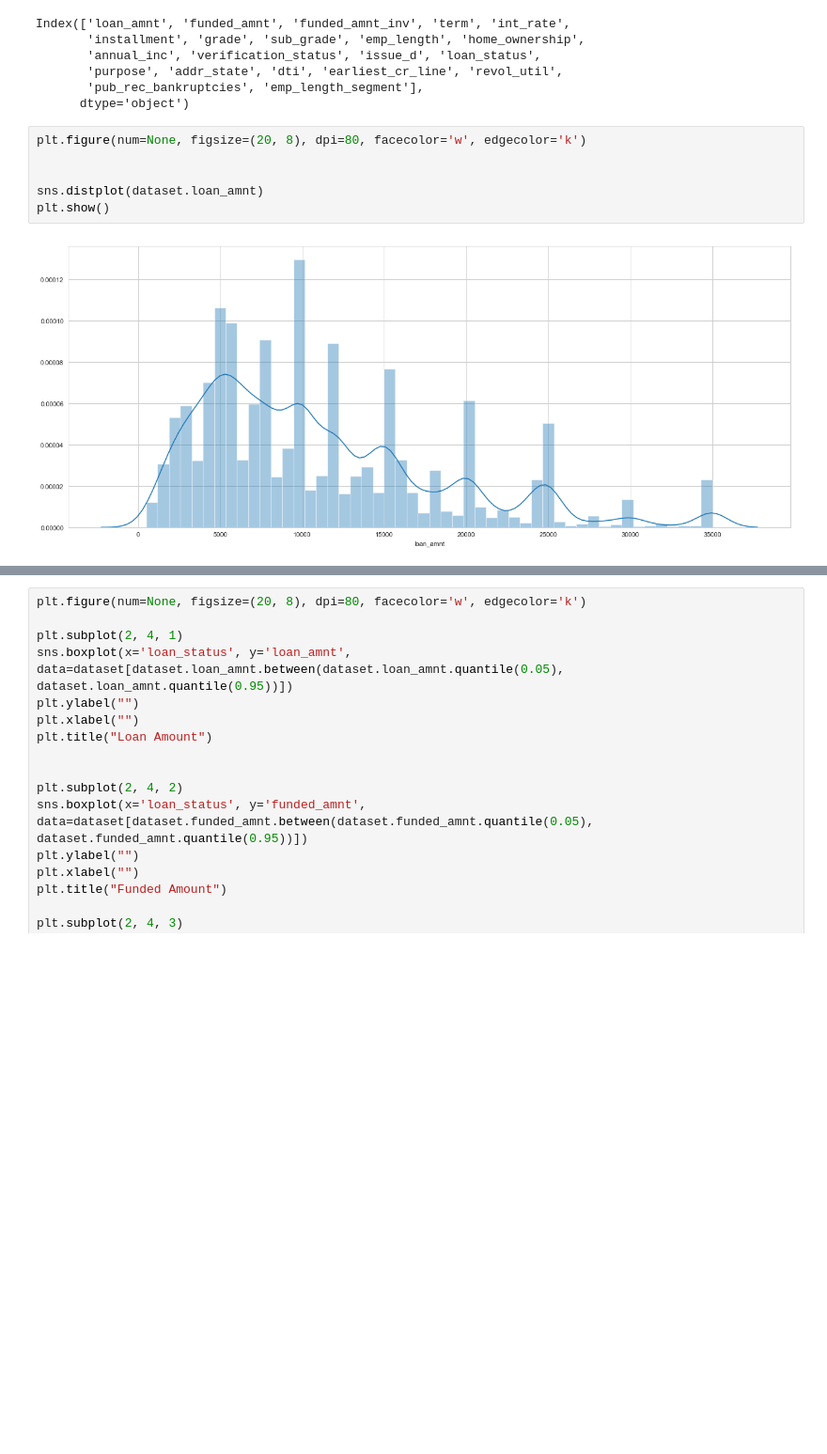
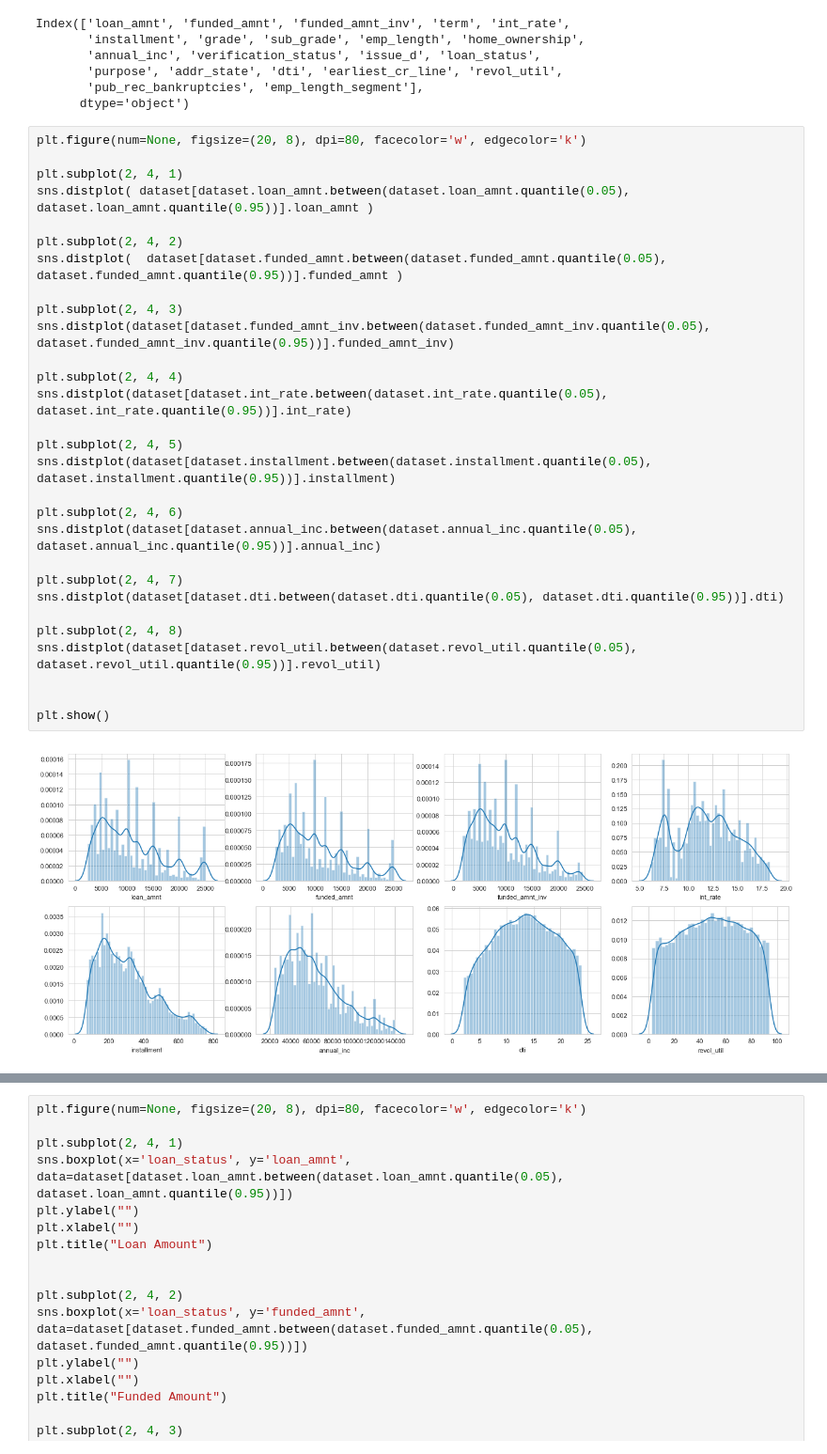
Before and after one commit to arpitjoshi/case-study-2, a Jupyter notebook: notebook.ipynb, the cells around one changed output, grey strips where cells are left out. Shown at 94% size. Drawn from its saved outputs; the diff is of its cells as text; blank space fills up the shorter version.

```diff
--- a/notebook.ipynb
+++ b/notebook.ipynb
@@ -819,11 +818,34 @@ Index(['loan_amnt', 'funded_amnt', 'funded_amnt_inv', 'term', 'int_rate',
        'purpose', 'addr_state', 'dti', 'earliest_cr_line', 'revol_util',
        'pub_rec_bankruptcies', 'emp_length_segment'],
       dtype='object')
-# %%
-plt.figure(num=None, figsize=(20, 8), dpi=80, facecolor='w', edgecolor='k')
-
-
-sns.distplot(dataset.loan_amnt)
-plt.show()
-# %% [output]
-[figure, removed]
+# %%
+plt.figure(num=None, figsize=(20, 8), dpi=80, facecolor='w', edgecolor='k')
+
+plt.subplot(2, 4, 1)
+sns.distplot( dataset[dataset.loan_amnt.between(dataset.loan_amnt.quantile(0.05), dataset.loan_amnt.quantile(0.95))].loan_amnt )
+
+plt.subplot(2, 4, 2)
+sns.distplot(  dataset[dataset.funded_amnt.between(dataset.funded_amnt.quantile(0.05), dataset.funded_amnt.quantile(0.95))].funded_amnt )
+
+plt.subplot(2, 4, 3)
+sns.distplot(dataset[dataset.funded_amnt_inv.between(dataset.funded_amnt_inv.quantile(0.05), dataset.funded_amnt_inv.quantile(0.95))].funded_amnt_inv)
+
+plt.subplot(2, 4, 4)
+sns.distplot(dataset[dataset.int_rate.between(dataset.int_rate.quantile(0.05), dataset.int_rate.quantile(0.95))].int_rate)
+
+plt.subplot(2, 4, 5)
+sns.distplot(dataset[dataset.installment.between(dataset.installment.quantile(0.05), dataset.installment.quantile(0.95))].installment)
+
+plt.subplot(2, 4, 6)
+sns.distplot(dataset[dataset.annual_inc.between(dataset.annual_inc.quantile(0.05), dataset.annual_inc.quantile(0.95))].annual_inc)
+
+plt.subplot(2, 4, 7)
+sns.distplot(dataset[dataset.dti.between(dataset.dti.quantile(0.05), dataset.dti.quantile(0.95))].dti)
+
+plt.subplot(2, 4, 8)
+sns.distplot(dataset[dataset.revol_util.between(dataset.revol_util.quantile(0.05), dataset.revol_util.quantile(0.95))].revol_util)
+
+
+plt.show()
+# %% [output]
+[figure, added]
```
Also changed, not shown: parts of 10 cells of this notebook.
